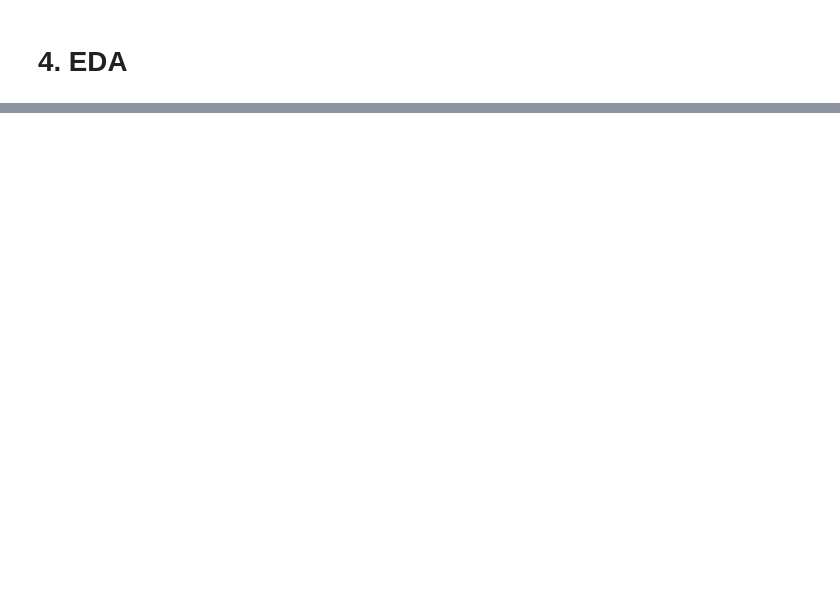
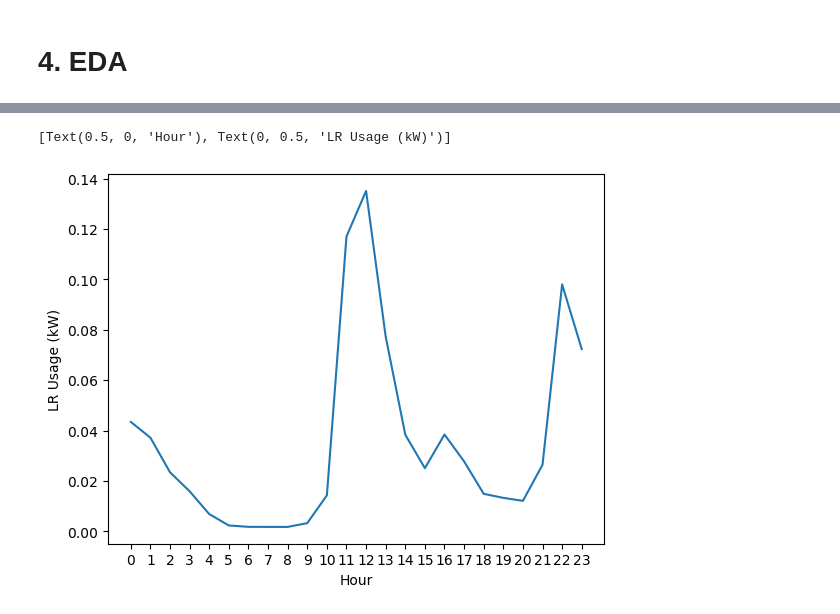
Before and after one commit to petkoelenkin/jupyter_notebook_files, a Jupyter notebook: energy_problem.ipynb, the cells around one changed output, grey strips where cells are left out. Saved outputs shown, nothing was run; the diff lists cells and outputs as text; code cells hidden in the pictures; blank space fills up the shorter version.

```diff
--- a/energy_problem.ipynb
+++ b/energy_problem.ipynb
@@ -278,0 +298,6 @@ sb.heatmap(corr, annot=True, mask=mask, cmap='Blues')
+# %%
+df_copy.resample('H').mean()
+df_copy.groupby(df_copy.index.hour).mean()['Living room'].plot(xticks=np.arange(24)).set(xlabel='Hour', ylabel='LR Usage (kW)')
+# %% [output]
+[Text(0.5, 0, 'Hour'), Text(0, 0.5, 'LR Usage (kW)')]
+[figure, added]
```
Also changed, not shown: parts of 21 cells of this notebook.
